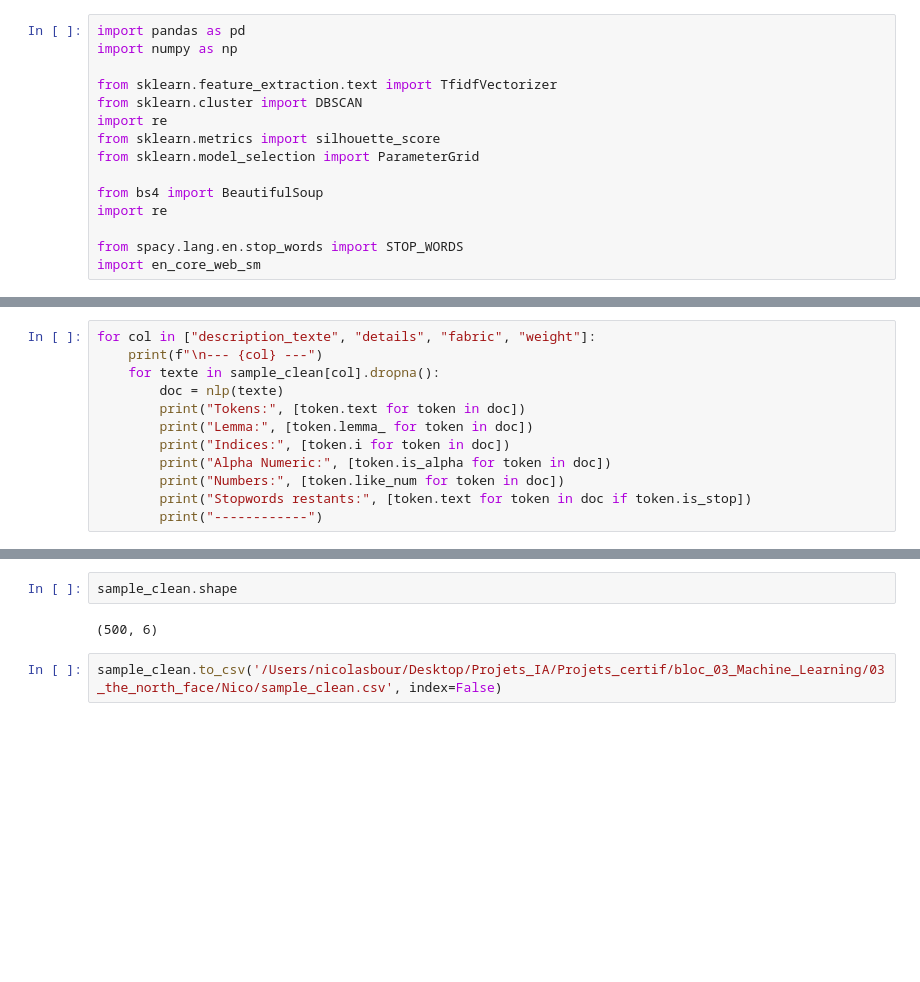
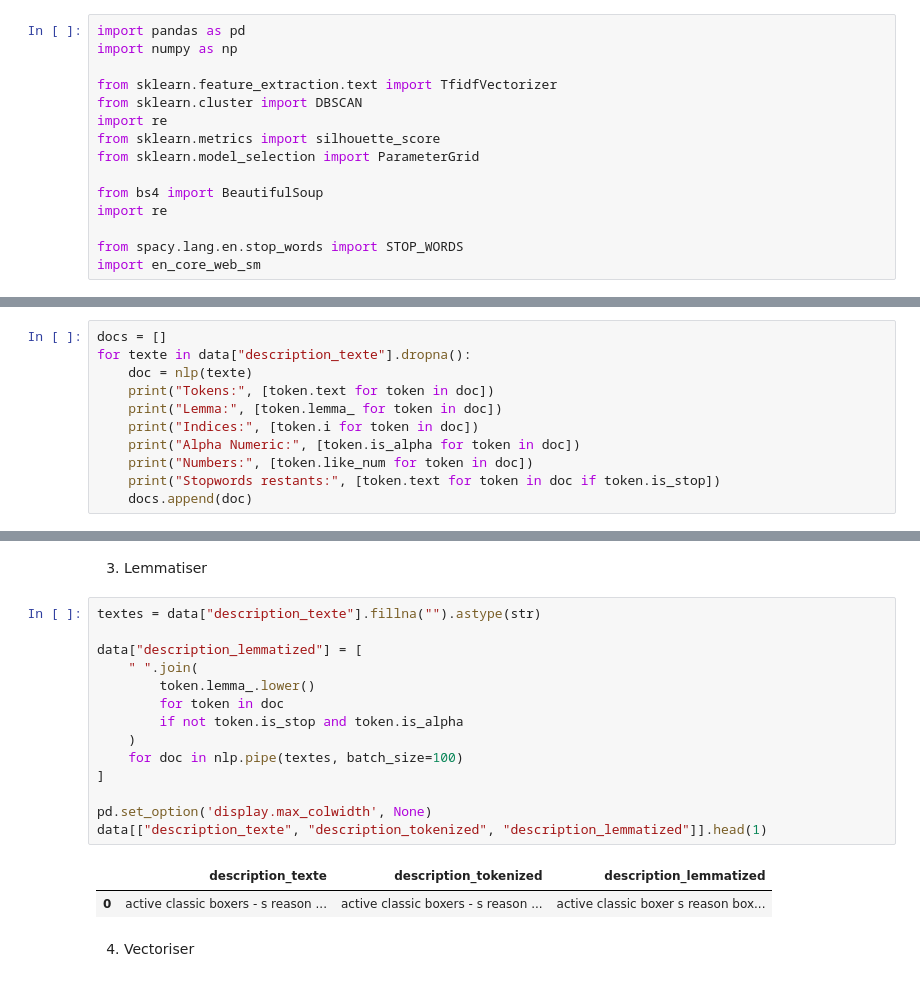
Before and after one commit to LN-Nb/north_face, a Jupyter notebook: Nico/notebooks/preprocessing.ipynb, the cells around one changed output, grey strips where cells are left out. Drawn from its saved outputs; the diff is of its cells as text; blank space fills up the shorter version.

```diff
--- a/Nico/notebooks/preprocessing.ipynb
+++ b/Nico/notebooks/preprocessing.ipynb
@@ -209,13 +49,12 @@ for col in ["description_texte", "details", "fabric", "weight"]:
 # %%
-for col in ["description_texte", "details", "fabric", "weight"]:
-    print(f"\n--- {col} ---")
-    for texte in sample_clean[col].dropna():
-        doc = nlp(texte)
-        print("Tokens:", [token.text for token in doc])
-        print("Lemma:", [token.lemma_ for token in doc])
-        print("Indices:", [token.i for token in doc])
-        print("Alpha Numeric:", [token.is_alpha for token in doc])
-        print("Numbers:", [token.like_num for token in doc])
-        print("Stopwords restants:", [token.text for token in doc if token.is_stop])
-        print("------------")
+docs = []
+for texte in data["description_texte"].dropna():
+    doc = nlp(texte)
+    print("Tokens:", [token.text for token in doc])
+    print("Lemma:", [token.lemma_ for token in doc])
+    print("Indices:", [token.i for token in doc])
+    print("Alpha Numeric:", [token.is_alpha for token in doc])
+    print("Numbers:", [token.like_num for token in doc])
+    print("Stopwords restants:", [token.text for token in doc if token.is_stop])
+    docs.append(doc)
 # %% [output]
@@ -259,6 +102,21 @@ display(sample_clean)
-# %%
-sample_clean.shape
-# %% [output]
-(500, 6)
-# %%
-sample_clean.to_csv('/Users/nicolasbour/Desktop/Projets_IA/Projets_certif/bloc_03_Machine_Learning/03_the_north_face/Nico/sample_clean.csv', index=False)
+# %% [markdown]
+3. Lemmatiser
+# %%
+textes = data["description_texte"].fillna("").astype(str)
+
+data["description_lemmatized"] = [
+    " ".join(
+        token.lemma_.lower()
+        for token in doc
+        if not token.is_stop and token.is_alpha
+    )
+    for doc in nlp.pipe(textes, batch_size=100)
+]
+
+pd.set_option('display.max_colwidth', None)
+data[["description_texte", "description_tokenized", "description_lemmatized"]].head(1)
+# %% [output]
+|  | description_texte | description_tokenized | description_lemmatized |
+| 0 | active classic boxers - s reason ... | active classic boxers - s reason ... | active classic boxer s reason box... |
+# %% [markdown]
+4. Vectoriser
```
Also changed, not shown: parts of 31 cells of this notebook, 1 other file.
